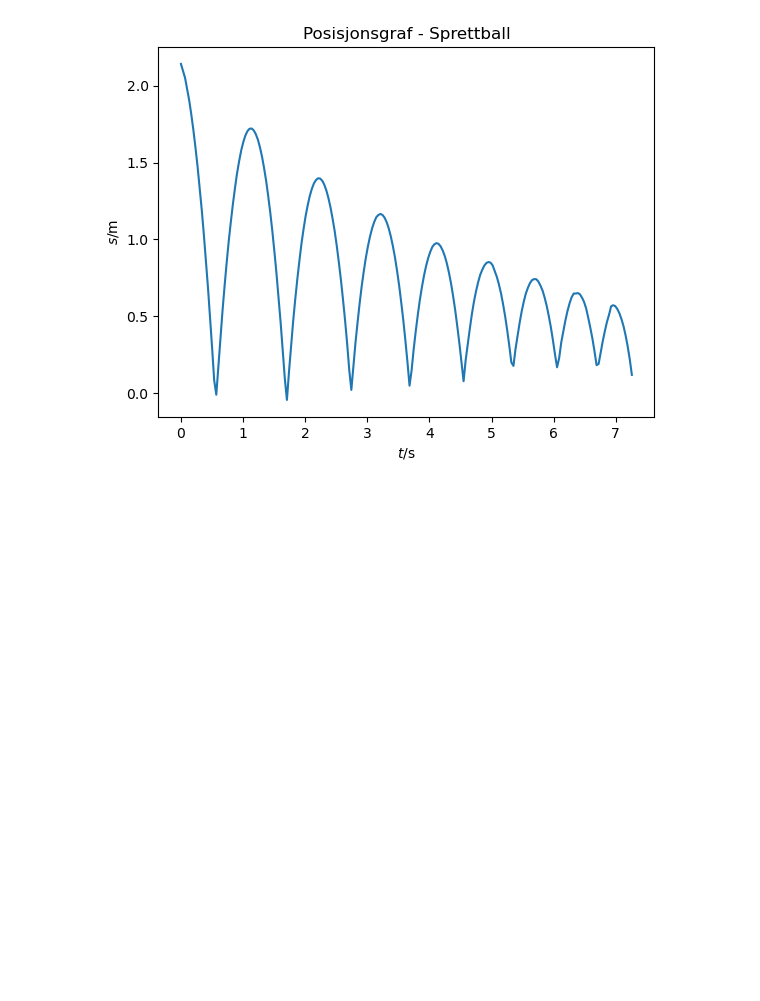
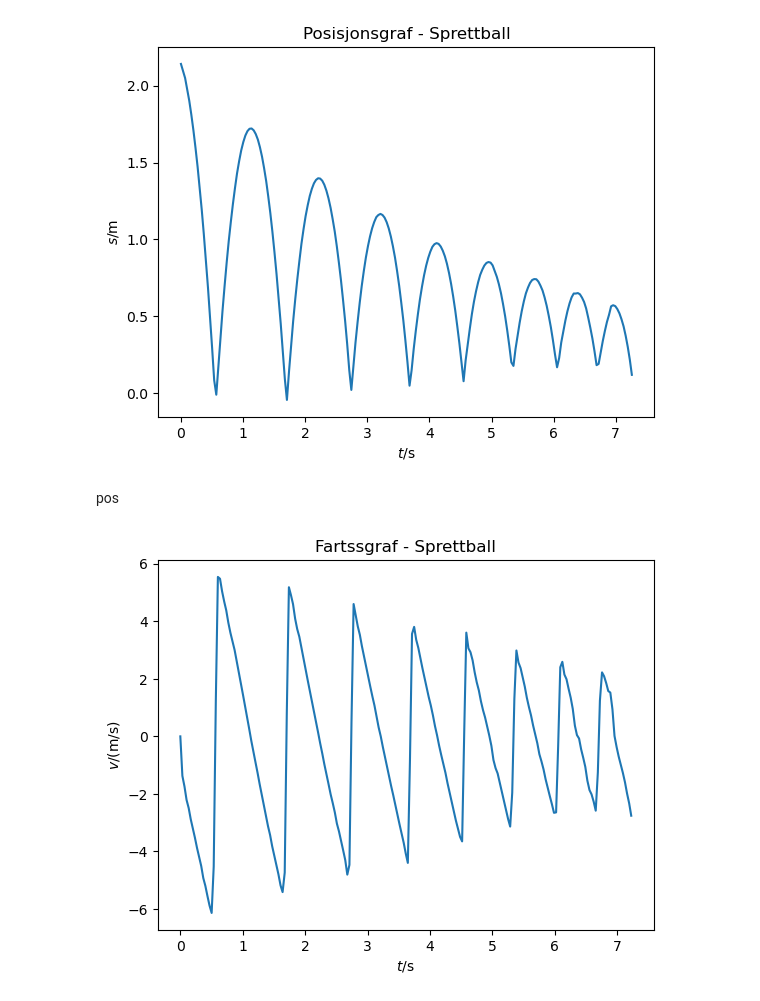
Before and after one commit to LektorB/Fysikk-1, a Jupyter notebook: Sprettball.ipynb, the cells around one changed output. Drawn from its saved outputs; the diff is of its cells as text; code cells hidden in the pictures; blank space fills up the shorter version.

```diff
--- a/Sprettball.ipynb
+++ b/Sprettball.ipynb
@@ -20,3 +20,22 @@ plt.ylabel('$s$/m')
 plt.show()
 # %% [output]
 [figure]
+# %% [markdown]
+pos
+# %%
+n = len(tid)
+vel = np.zeros(n-1)
+
+for i in range(1,n-1):
+    delta_s = pos[i+1] - pos[i-1]
+    delta_t = tid[i+1] - tid[i-1]
+    fart = delta_s/delta_t
+    vel[i] = fart
+
+plt.plot(tid[:-1],vel)
+plt.title('Fartssgraf - Sprettball')
+plt.xlabel('$t$/s')
+plt.ylabel('$v$/(m/s)')
+plt.show()
+# %% [output]
+[figure, added]
```
Also changed, not shown: parts of 2 cells of this notebook, 1 other file.
